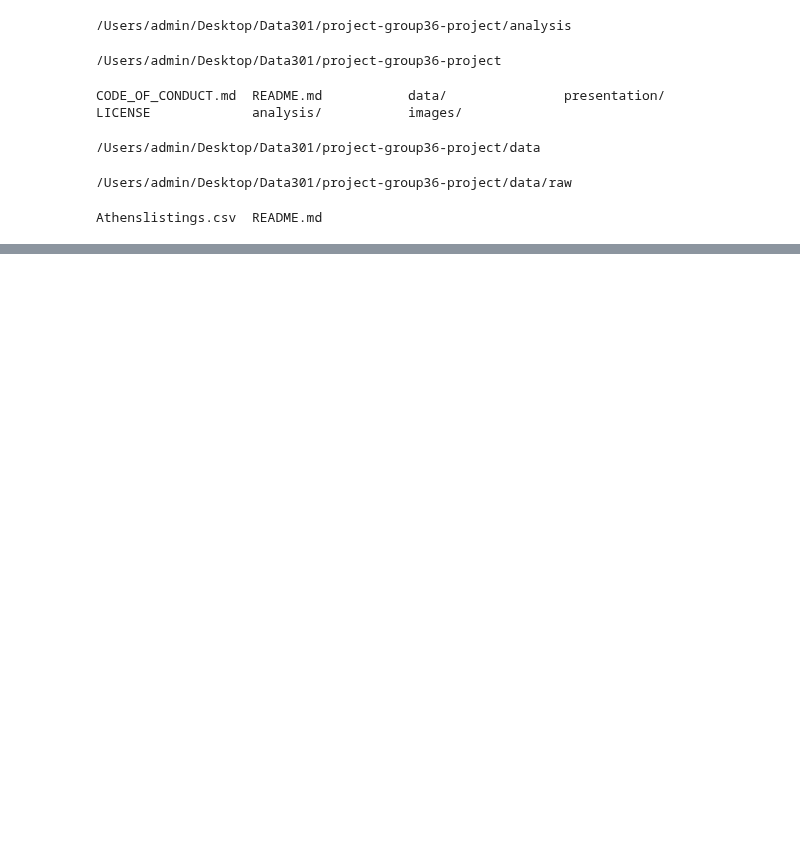
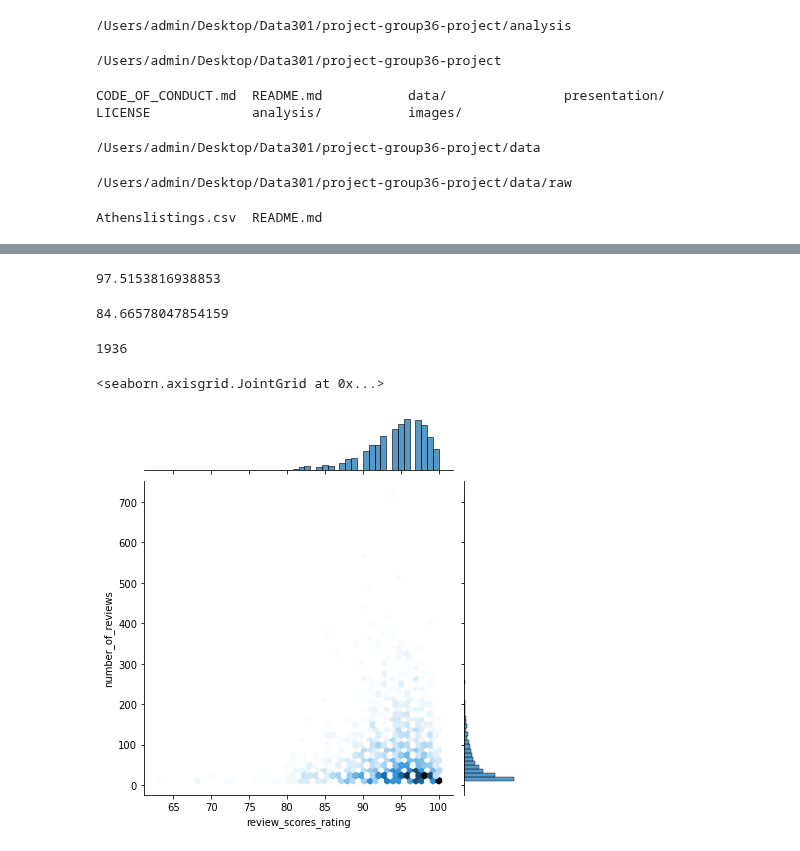
Before and after one commit to data301-2021-summer2/project-group36-project, a Jupyter notebook: analysis/Stephany_Chowsen/Dataset.ipynb, the cells around one changed output, grey strips where cells are left out. Saved outputs shown, nothing was run; the diff lists cells and outputs as text; code cells hidden in the pictures; blank space fills up the shorter version.

Commit message:
Added graphs

```diff
--- a/analysis/Stephany_Chowsen/Dataset.ipynb
+++ b/analysis/Stephany_Chowsen/Dataset.ipynb
@@ -47,0 +66,3 @@ pd.read_csv("Athenslistings.csv")
+# %%
+df1= df[['host_is_superhost','host_since','review_scores_rating','number_of_reviews']]
+df1
@@ -47,0 +99,3 @@ pd.read_csv("Athenslistings.csv")
+# %%
+df1 = df1[df1['number_of_reviews'] > 10]
+df1
@@ -47,0 +116,4 @@ pd.read_csv("Athenslistings.csv")
+# %%
+df2 = df1[df1['host_is_superhost'] !='t']
+df2=df2.reset_index(drop=True)
+df2
@@ -47,0 +204,19 @@ pd.read_csv("Athenslistings.csv")
+# %%
+df3_mean = df3["review_scores_rating"].mean()
+df3_mean
+# %% [output]
+97.5153816938853
+# %%
+df3_mean = df3["number_of_reviews"].mean()
+df3_mean
+# %% [output]
+84.66578047854159
+# %%
+df2['host_since'].count().min()
+# %% [output]
+1936
+# %%
+sns.jointplot(data=df2, x='review_scores_rating', y='number_of_reviews', kind='hex')
+# %% [output]
+<seaborn.axisgrid.JointGrid at 0x...>
+[figure, added]
```
Also changed, not shown: parts of 15 cells of this notebook, 1 other file.
